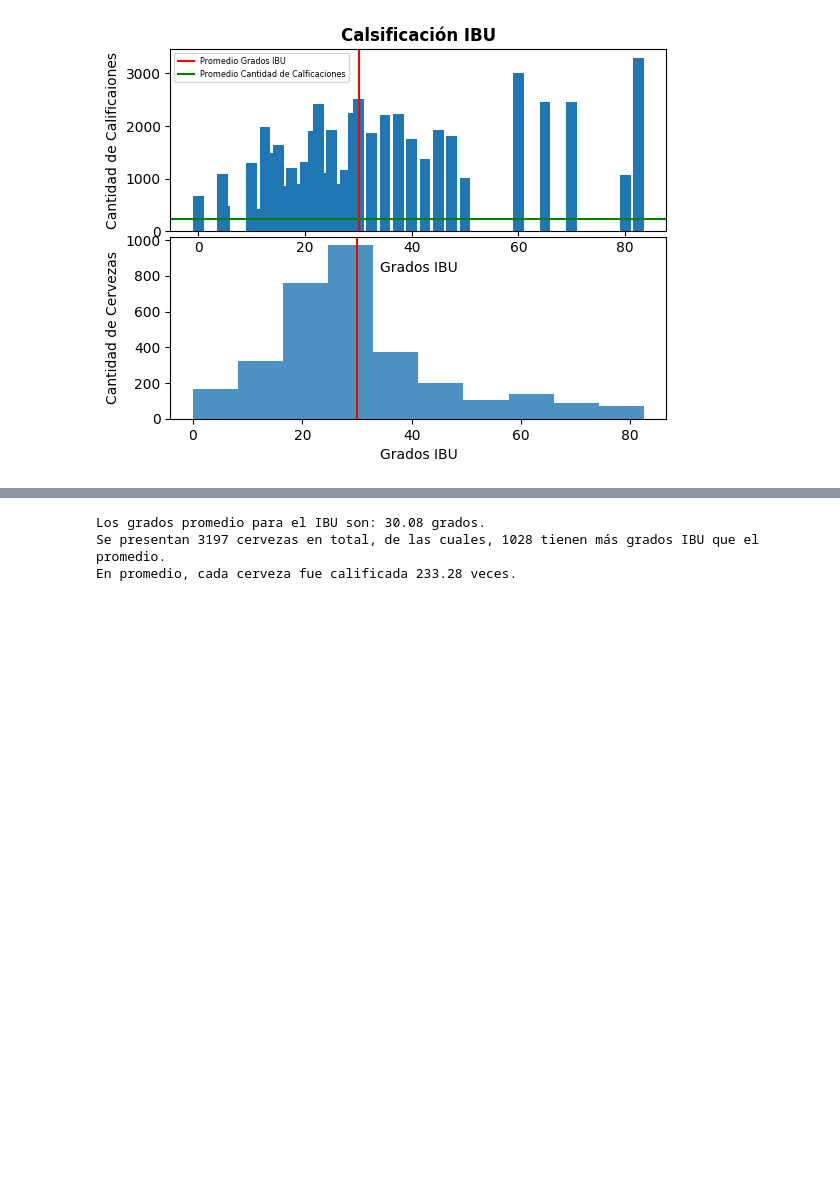
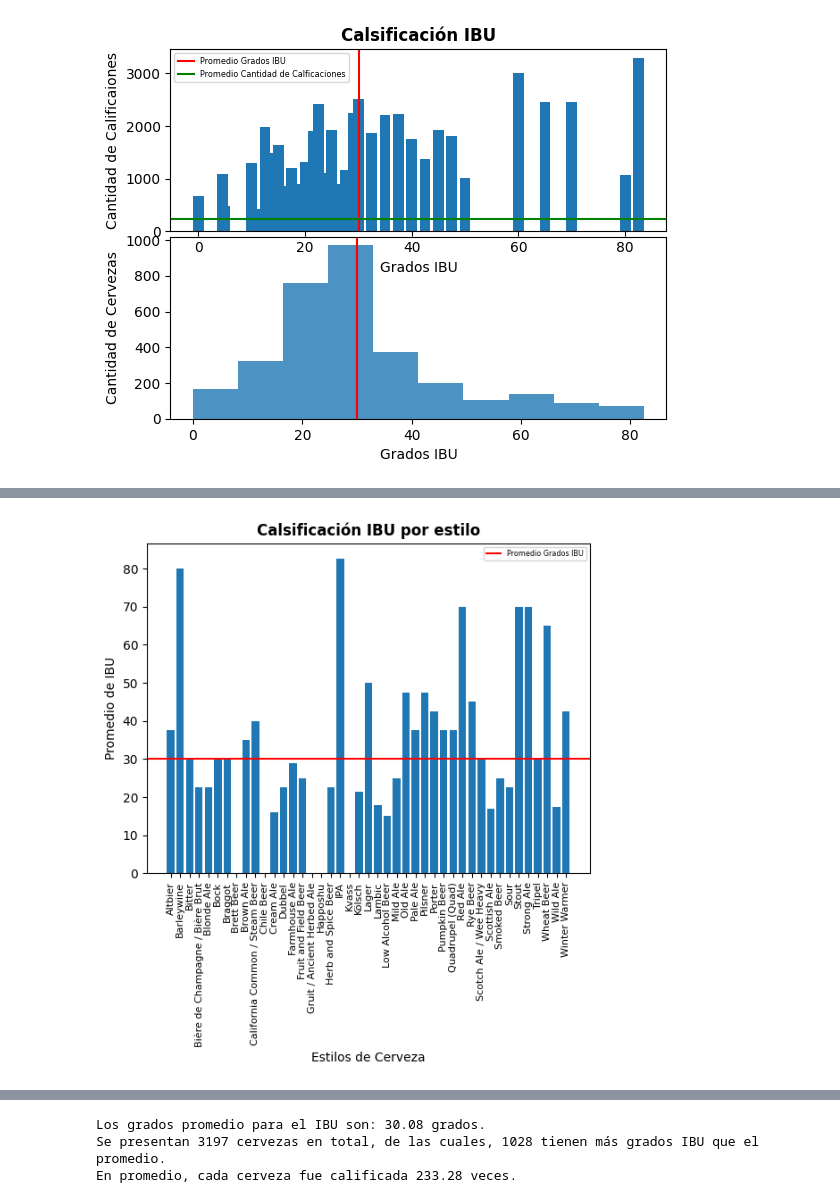
Before and after one commit to JMRRT1992/Coderhouse, a Jupyter notebook: Proyecto/Data/Raw/Entrega 2/vizualizacion_ReyesRetanaT.ipynb, the cells around one changed output, grey strips where cells are left out. Drawn from its saved outputs; the diff is of its cells as text; code cells hidden in the pictures; blank space fills up the shorter version.

```diff
--- a/Proyecto/Data/Raw/Entrega 2/vizualizacion_ReyesRetanaT.ipynb
+++ b/Proyecto/Data/Raw/Entrega 2/vizualizacion_ReyesRetanaT.ipynb
@@ -371,0 +394,17 @@ A continuación analizaremos las calificaciones de los consumidores vs los grado
+# %%
+#Se presenta un gráfico para indicar el promedio de grados IBU por variedad de cerveza.
+IBU5,ax = plt.subplots()
+
+ax.bar(wrk_df["Style"], wrk_df["IBU_Promedio"])
+
+ax.set_xlabel(xlabel = 'Estilos de Cerveza')
+ax.set_ylabel(ylabel = 'Promedio de IBU')
+ax.set_title(label = 'Calsificación IBU por estilo')
+ax.set_xticklabels(wrk_df["Style"].unique(), fontsize = 8, rotation = 90)
+ax.axhline(IBU_promedio, color='red', label = 'Promedio Grados IBU')
+
+ax.legend()
+
+plt.show()
+# %% [output]
+[figure, added]
```
Also changed, not shown: parts of 11 cells of this notebook.
